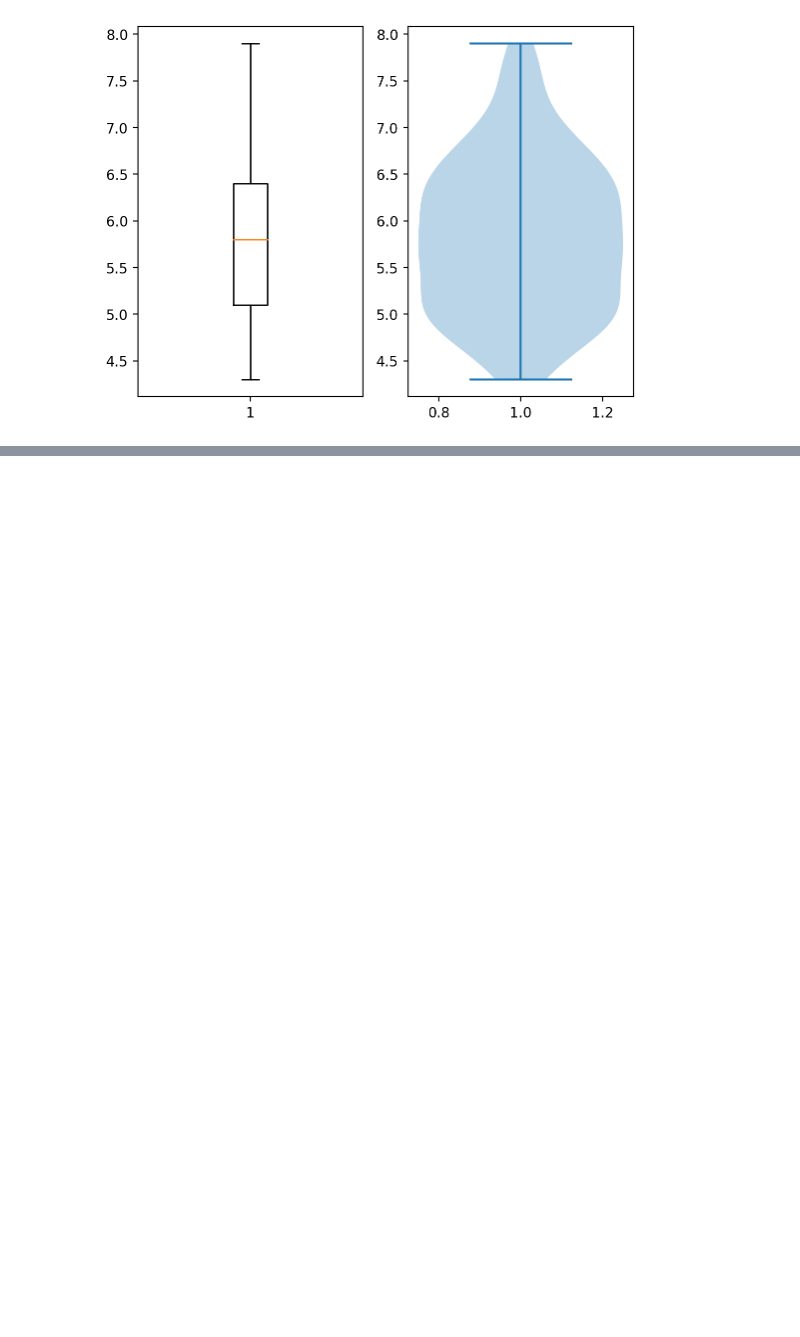
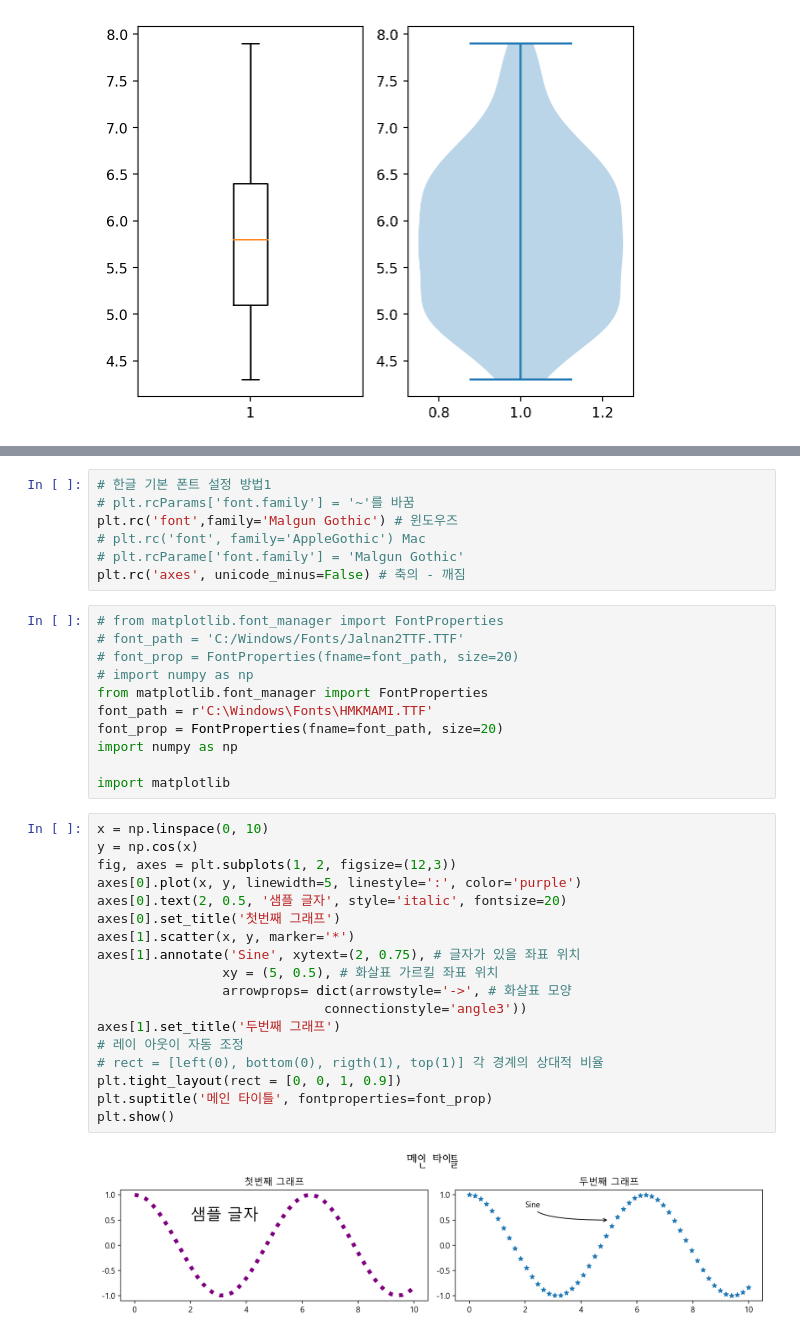
Before and after one commit to minjunK94/ai, a Jupyter notebook: source/07_python/ch13_데이터 시각화_2절matplotlib.ipynb, the cells around one changed output, grey strips where cells are left out. Cells and saved outputs as stored; diff of their text form; blank space fills up the shorter version.

```diff
--- a/source/07_python/ch13_데이터 시각화_2절matplotlib.ipynb
+++ b/source/07_python/ch13_데이터 시각화_2절matplotlib.ipynb
@@ -221,0 +262,38 @@ plt.show()
+# %%
+# 한글 기본 폰트 설정 방법1
+# plt.rcParams['font.family'] = '~'를 바꿈
+plt.rc('font',family='Malgun Gothic') # 윈도우즈
+# plt.rc('font', family='AppleGothic') Mac
+# plt.rcParame['font.family'] = 'Malgun Gothic'
+plt.rc('axes', unicode_minus=False) # 축의 - 깨짐
+# %%
+# from matplotlib.font_manager import FontProperties
+# font_path = 'C:/Windows/Fonts/Jalnan2TTF.TTF'
+# font_prop = FontProperties(fname=font_path, size=20)
+# import numpy as np
+from matplotlib.font_manager import FontProperties
+font_path = r'C:\Windows\Fonts\HMKMAMI.TTF'
+font_prop = FontProperties(fname=font_path, size=20)
+import numpy as np
+
+import matplotlib
+# %%
+x = np.linspace(0, 10)
+y = np.cos(x)
+fig, axes = plt.subplots(1, 2, figsize=(12,3))
+axes[0].plot(x, y, linewidth=5, linestyle=':', color='purple')
+axes[0].text(2, 0.5, '샘플 글자', style='italic', fontsize=20)
+axes[0].set_title('첫번째 그래프')
+axes[1].scatter(x, y, marker='*')
+axes[1].annotate('Sine', xytext=(2, 0.75), # 글자가 있을 좌표 위치
+                xy = (5, 0.5), # 화살표 가르킬 좌표 위치
+                arrowprops= dict(arrowstyle='->', # 화살표 모양
+                             connectionstyle='angle3'))
+axes[1].set_title('두번째 그래프')
+# 레이 아웃이 자동 조정
+# rect = [left(0), bottom(0), rigth(1), top(1)] 각 경계의 상대적 비율
+plt.tight_layout(rect = [0, 0, 1, 0.9])
+plt.suptitle('메인 타이틀', fontproperties=font_prop)
+plt.show()
+# %% [output]
+[figure, added]
```
Also changed, not shown: parts of 13 cells of this notebook, 3 other files.
